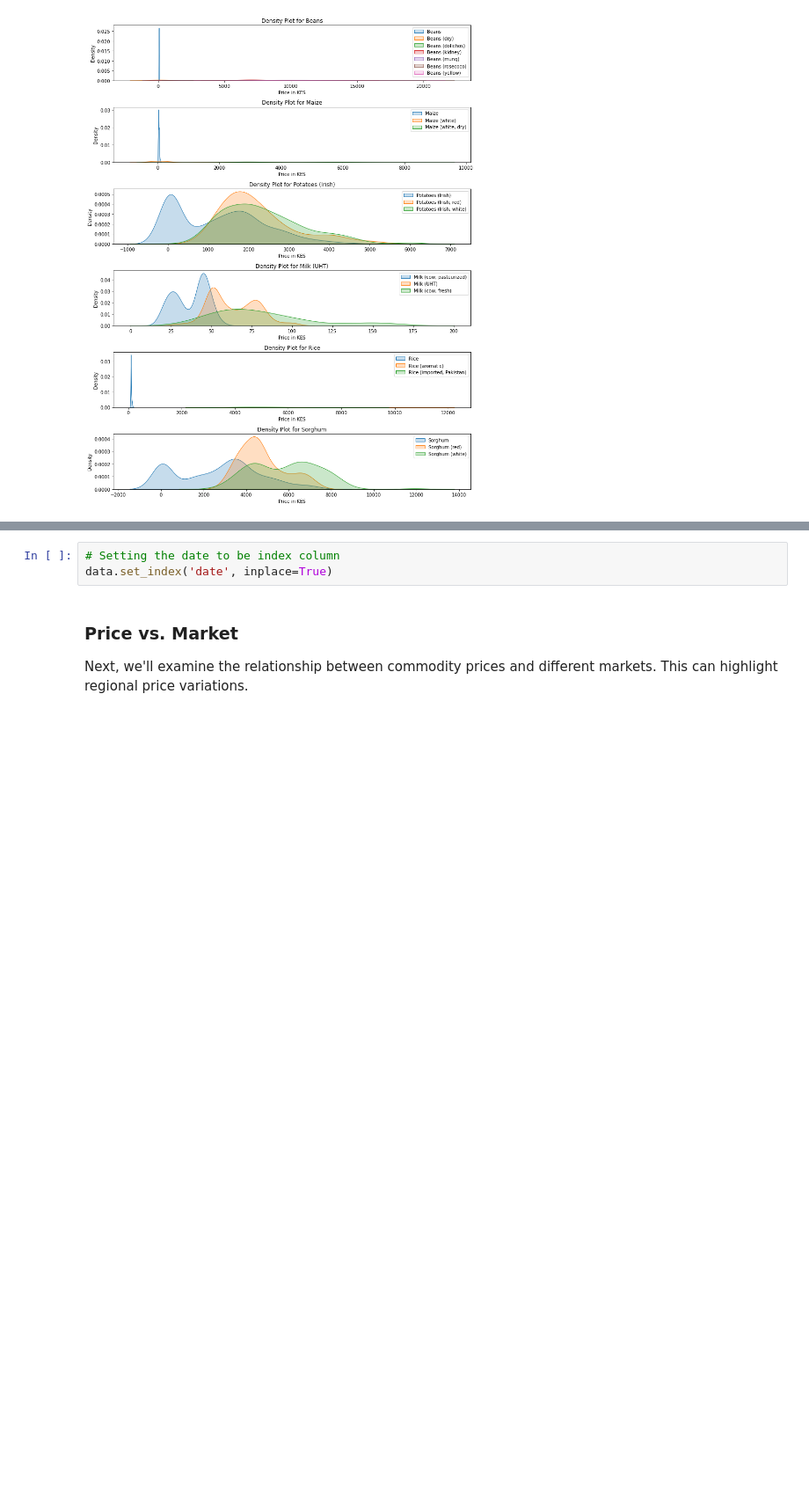
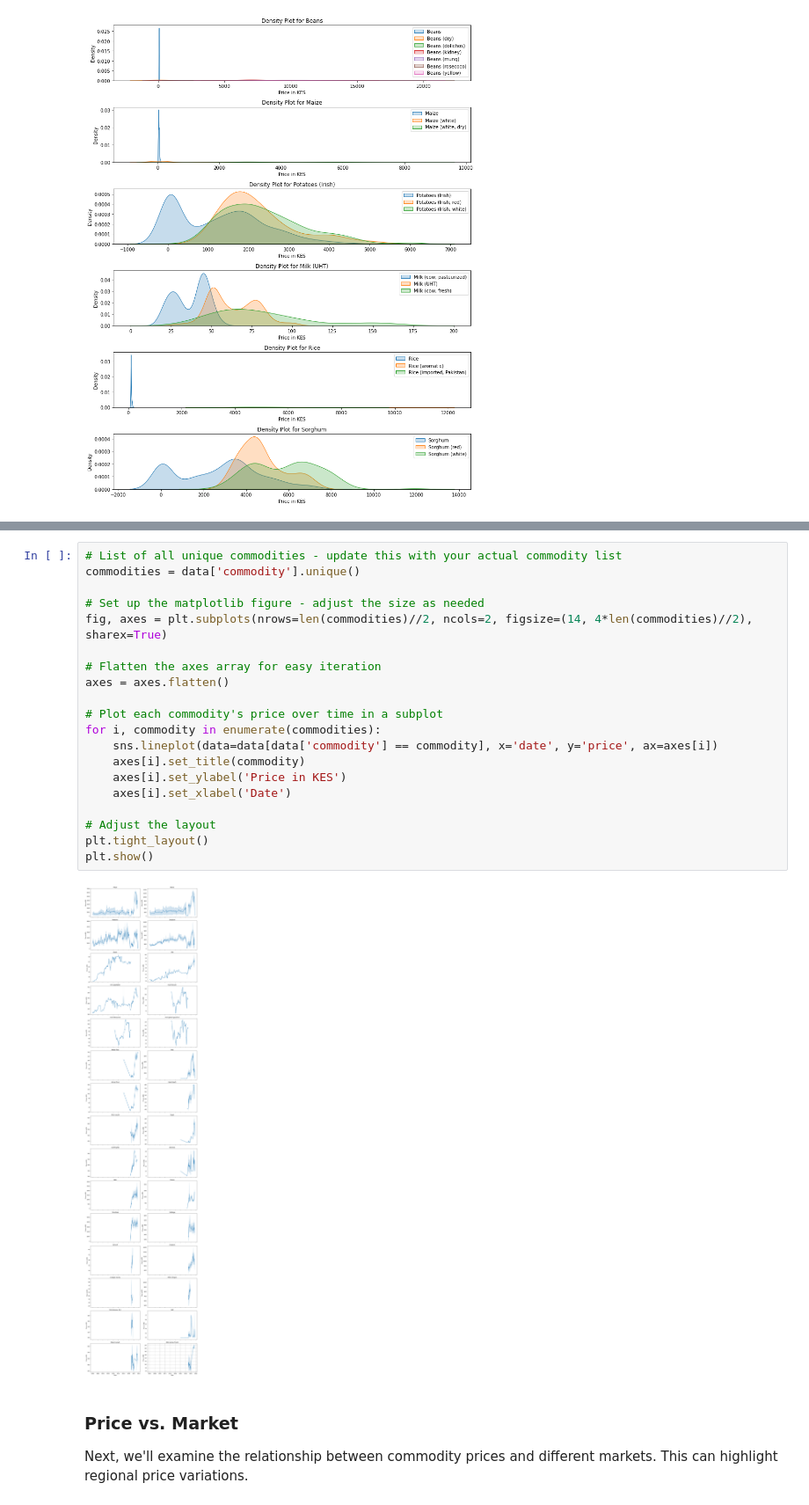
Before and after one commit to Mwenda-Mugambi/Commodity_Price_Forecasting, a Jupyter notebook: Notebook.ipynb, the cells around one changed output, grey strips where cells are left out. Shown: that part at 88% size. Drawn from its saved outputs; the diff is of its cells as text; blank space fills up the shorter version.

```diff
--- a/Notebook.ipynb
+++ b/Notebook.ipynb
@@ -399,6 +398,25 @@ Name: commodity, dtype: int64
-# %%
-# Setting the date to be index column
-data.set_index('date', inplace=True)
+# %%
+# List of all unique commodities - update this with your actual commodity list
+commodities = data['commodity'].unique()
+
+# Set up the matplotlib figure - adjust the size as needed
+fig, axes = plt.subplots(nrows=len(commodities)//2, ncols=2, figsize=(14, 4*len(commodities)//2), sharex=True)
+
+# Flatten the axes array for easy iteration
+axes = axes.flatten()
+
+# Plot each commodity's price over time in a subplot
+for i, commodity in enumerate(commodities):
+    sns.lineplot(data=data[data['commodity'] == commodity], x='date', y='price', ax=axes[i])
+    axes[i].set_title(commodity)
+    axes[i].set_ylabel('Price in KES')
+    axes[i].set_xlabel('Date')
+
+# Adjust the layout
+plt.tight_layout()
+plt.show()
+# %% [output]
+[figure, added]
 # %% [markdown]
 ### **Price vs. Market**
 Next, we'll examine the relationship between commodity prices and different markets. This can highlight regional price variations.
```
Also changed, not shown: parts of 6 cells of this notebook.
